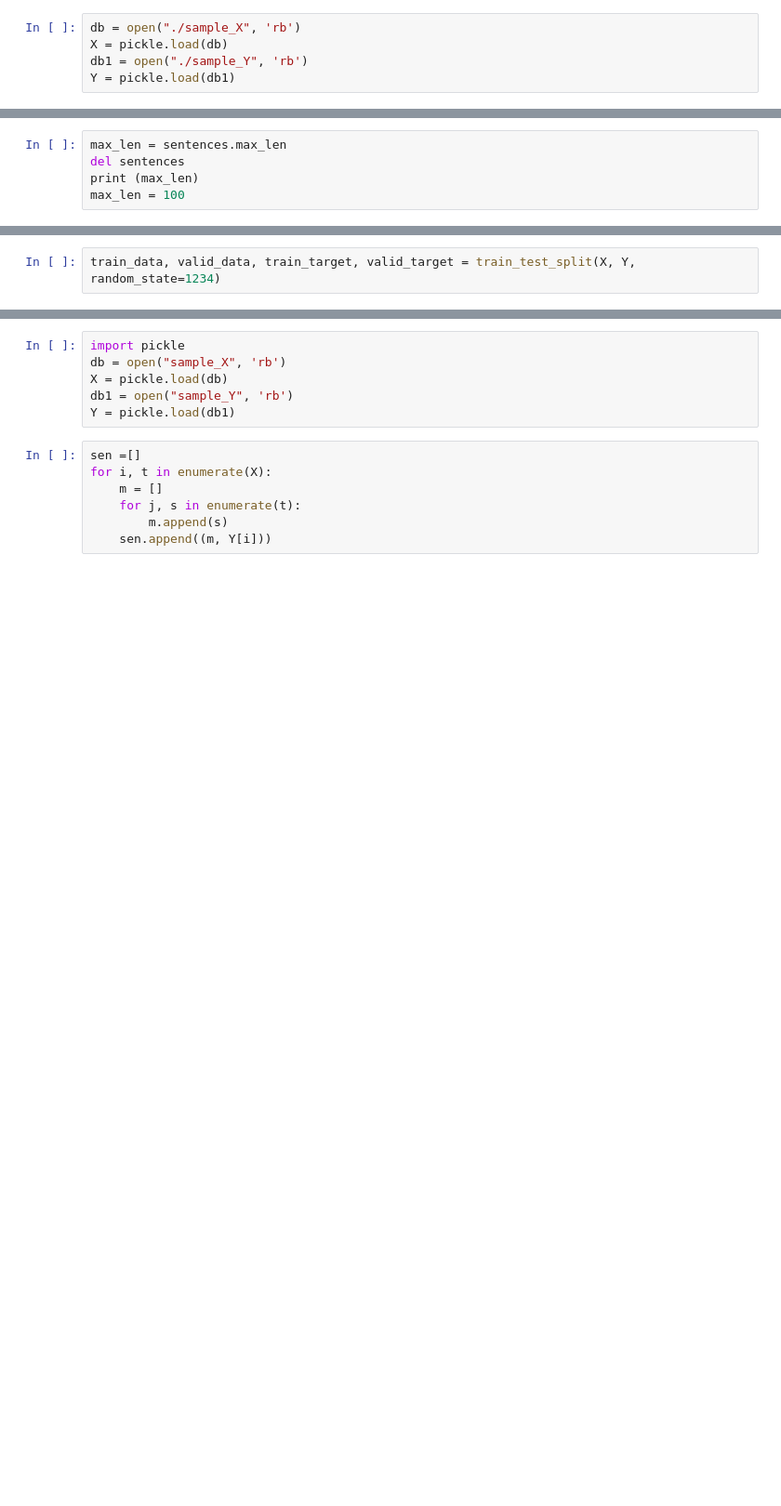
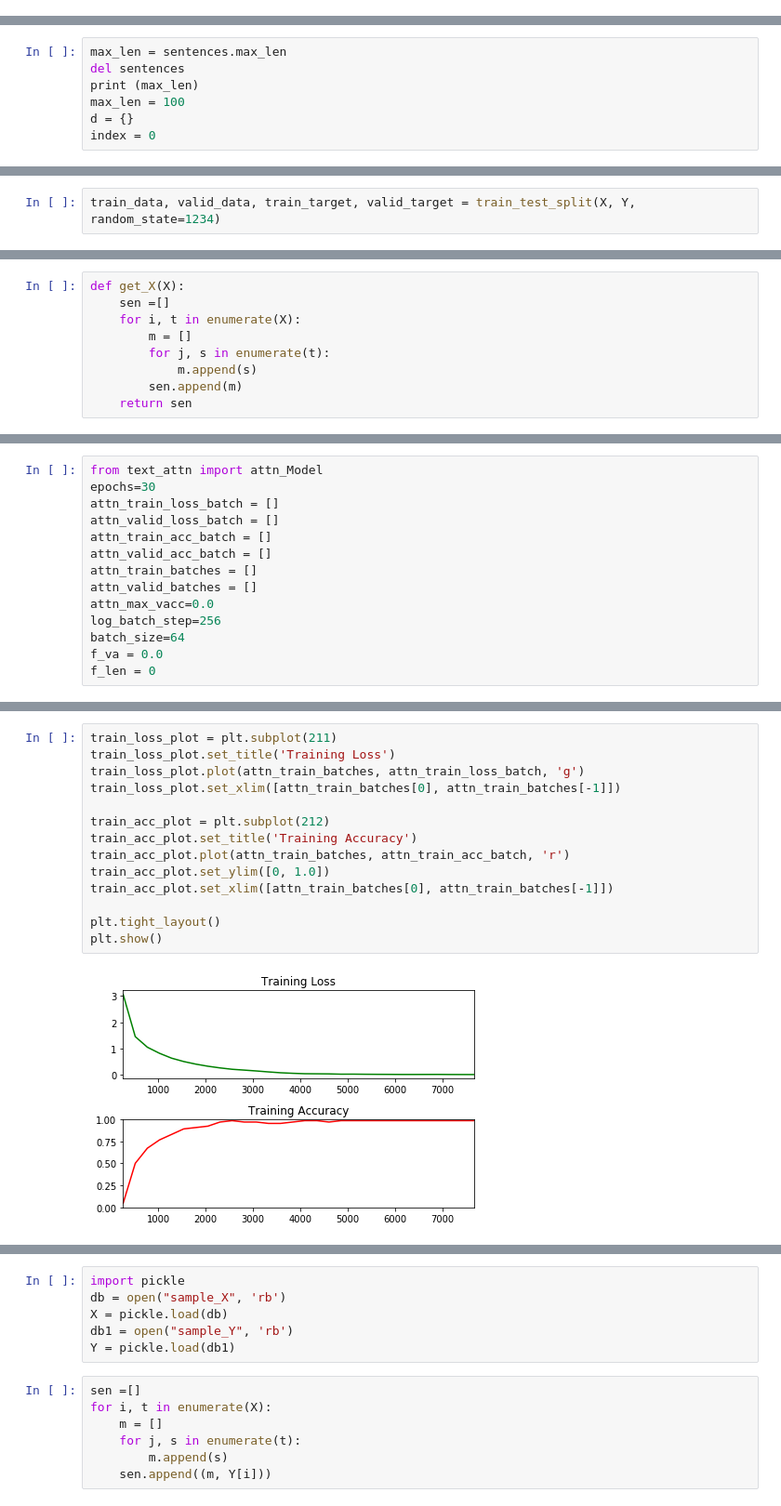
Before and after one commit to xongmao/Text_classification, a Jupyter notebook: textClassifier.ipynb, the cells around one changed output, grey strips where cells are left out. Shown at 93% size. Cells and saved outputs as stored; diff of their text form; blank space fills up the shorter version.

```diff
--- a/textClassifier.ipynb
+++ b/textClassifier.ipynb
@@ -377,11 +377,6 @@ output1 = open("./sample_Y", 'wb')
 pickle.dump(Y, output1)
 db1 = open("./sample_Y", 'rb')
 Y = pickle.load(db1)
-# %%
-db = open("./sample_X", 'rb')
-X = pickle.load(db)
-db1 = open("./sample_Y", 'rb')
-Y = pickle.load(db1)
 # %%
 class MySentences(object):
     def __init__(self, texts, max_len):
@@ -421,6 +421,8 @@ max_len = sentences.max_len
 del sentences
 print (max_len)
 max_len = 100
+d = {}
+index = 0
 # %% [output]
 over
 40
@@ -1089,0 +1093,9 @@ plt.show()
+# %%
+def get_X(X):
+    sen =[]
+    for i, t in enumerate(X):
+        m = []
+        for j, s in enumerate(t):
+            m.append(s)
+        sen.append(m)
+    return sen
@@ -1089,0 +1123,14 @@ plt.show()
+# %%
+from text_attn import attn_Model
+epochs=30
+attn_train_loss_batch = []
+attn_valid_loss_batch = []
+attn_train_acc_batch = []
+attn_valid_acc_batch = []
+attn_train_batches = []
+attn_valid_batches = []
+attn_max_vacc=0.0
+log_batch_step=256
+batch_size=64
+f_va = 0.0
+f_len = 0
@@ -1089,0 +1206,16 @@ plt.show()
+# %%
+train_loss_plot = plt.subplot(211)
+train_loss_plot.set_title('Training Loss')
+train_loss_plot.plot(attn_train_batches, attn_train_loss_batch, 'g')
+train_loss_plot.set_xlim([attn_train_batches[0], attn_train_batches[-1]])
+
+train_acc_plot = plt.subplot(212)
+train_acc_plot.set_title('Training Accuracy')
+train_acc_plot.plot(attn_train_batches, attn_train_acc_batch, 'r')
+train_acc_plot.set_ylim([0, 1.0])
+train_acc_plot.set_xlim([attn_train_batches[0], attn_train_batches[-1]])
+
+plt.tight_layout()
+plt.show()
+# %% [output]
+[figure, added]
```
Also changed, not shown: parts of 24 cells of this notebook, 4 other files.
